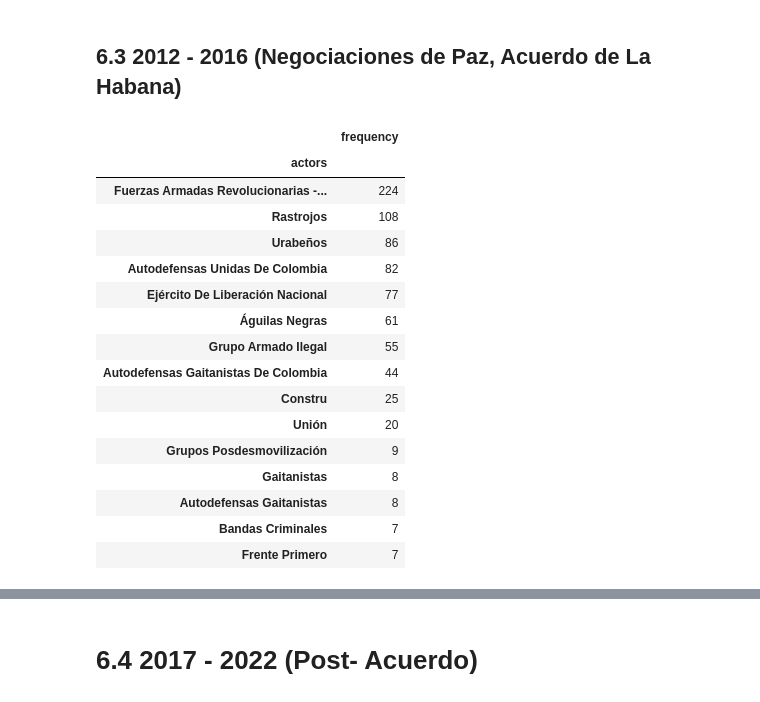
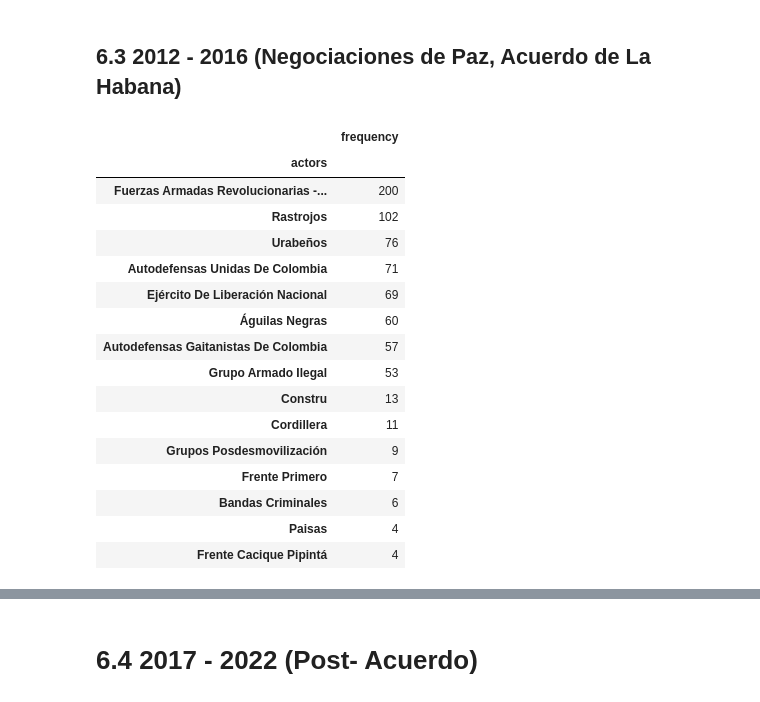
Before and after one commit to ylizama/alertas_colombia, a Jupyter notebook: 17_Actors_Timeline_Report2.0.ipynb, the cells around one changed output, grey strips where cells are left out. Drawn from its saved outputs; the diff is of its cells as text; code cells hidden in the pictures.

```diff
--- a/17_Actors_Timeline_Report2.0.ipynb
+++ b/17_Actors_Timeline_Report2.0.ipynb
@@ -114,24 +189,24 @@ dt[:15]
 # %% [markdown]
 ## 6.3 2012 - 2016 (Negociaciones de Paz, Acuerdo de La Habana)
 # %%
-list_ = df3['Clean_NNAJ_actors']
+list_ = df3['clean_NNAJ_actors']
 dt = most_mentioned_actors(list_)
 dt[:15]
 # %% [output]
 |  | frequency |
 | actors |  |
-| Fuerzas Armadas Revolucionarias -... | 224 |
-| Rastrojos | 108 |
-| Urabeños | 86 |
-| Autodefensas Unidas De Colombia | 82 |
-| Ejército De Liberación Nacional | 77 |
-| Águilas Negras | 61 |
-| Grupo Armado Ilegal | 55 |
-| Autodefensas Gaitanistas De Colombia | 44 |
-| Constru | 25 |
-| Unión | 20 |
+| Fuerzas Armadas Revolucionarias -... | 200 |
+| Rastrojos | 102 |
+| Urabeños | 76 |
+| Autodefensas Unidas De Colombia | 71 |
+| Ejército De Liberación Nacional | 69 |
+| Águilas Negras | 60 |
+| Autodefensas Gaitanistas De Colombia | 57 |
+| Grupo Armado Ilegal | 53 |
+| Constru | 13 |
+| Cordillera | 11 |
 | Grupos Posdesmovilización | 9 |
-| Gaitanistas | 8 |
-| Autodefensas Gaitanistas | 8 |
-| Bandas Criminales | 7 |
 | Frente Primero | 7 |
+| Bandas Criminales | 6 |
+| Paisas | 4 |
+| Frente Cacique Pipintá | 4 |
```
Also changed, not shown: parts of 18 cells of this notebook, 5 other files.
